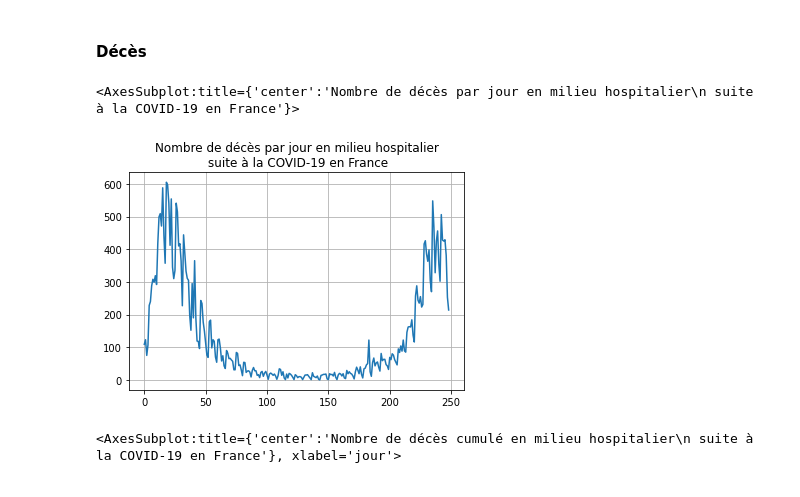
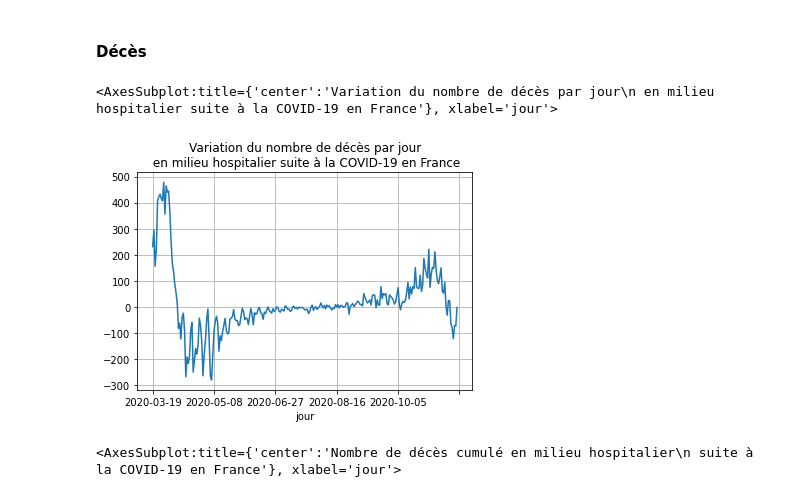
Before and after one commit to Kartmaan/Covid_19_fr, a Jupyter notebook: cov_hosp.ipynb, the cells around one changed output. Drawn from its saved outputs; the diff is of its cells as text; code cells hidden in the pictures.

```diff
--- a/cov_hosp.ipynb
+++ b/cov_hosp.ipynb
@@ -165,27 +196,32 @@ hosp_graph = hosp_cov.plot(grid=True, title="Hospitalisations pour COVID-19 en F
 # %%
 cov_dc = cov_0.groupby("jour").dc.sum()
 
 def ratio(x): # <list>
 
     i = 1
     loop = 0
     L = []
 
     while loop < len(x) - 1 :
         res = x[i] - x[i - 1]
         #res = abs(res)
         L.append(res)
         i += 1
         loop += 1
 
     L = pd.Series(L)
 
     return L #<list>
 
-ratio(cov_dc).plot(grid = True, title="Nombre de décès par jour en milieu hospitalier\n suite à la COVID-19 en France")
+cov_rea_var = ratio(cov_rea)
+date_idx = cov_rea.index # Extract index
+date_idx = date_idx.delete(0) # Delete 1st index value
+cov_rea_var.index = date_idx # Replace the index
+
+cov_rea_var.plot(grid = True, title="Variation du nombre de décès par jour\n en milieu hospitalier suite à la COVID-19 en France")
 # %% [output]
-<AxesSubplot:title={'center':'Nombre de décès par jour en milieu hospitalier\n suite à la COVID-19 en France'}>
+<AxesSubplot:title={'center':'Variation du nombre de décès par jour\n en milieu hospitalier suite à la COVID-19 en France'}, xlabel='jour'>
-[figure, old version]
+[figure, new version]
 # %%
 cov_dc.plot(grid=True, title="Nombre de décès cumulé en milieu hospitalier\n suite à la COVID-19 en France")
 # %% [output]
```
Also changed, not shown: parts of 7 cells of this notebook.
